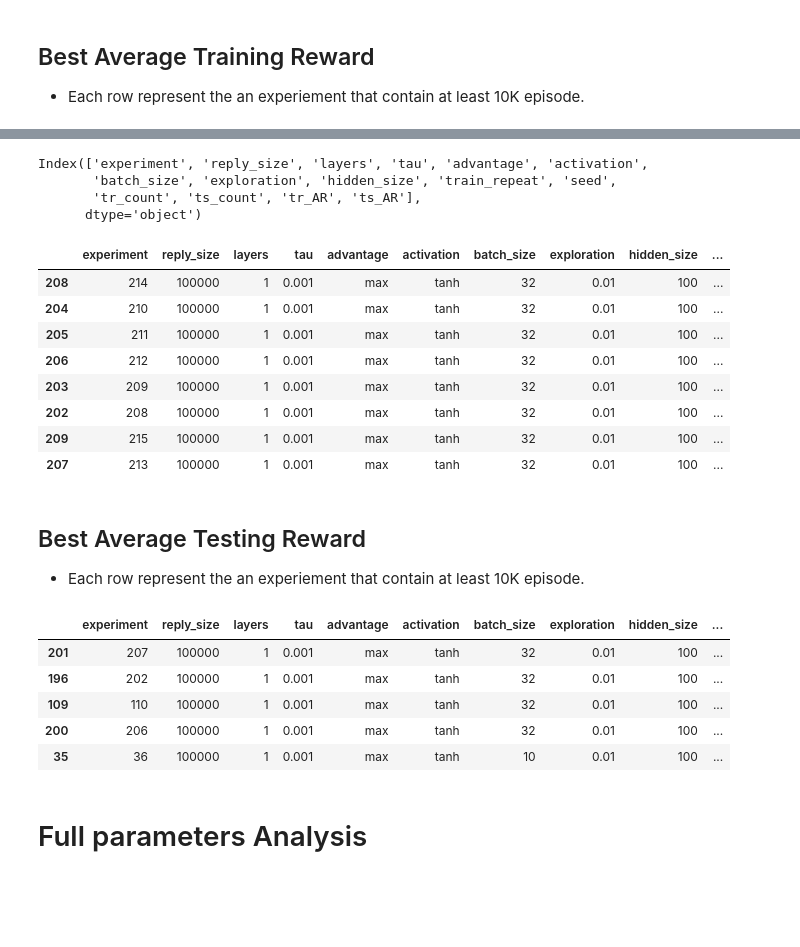
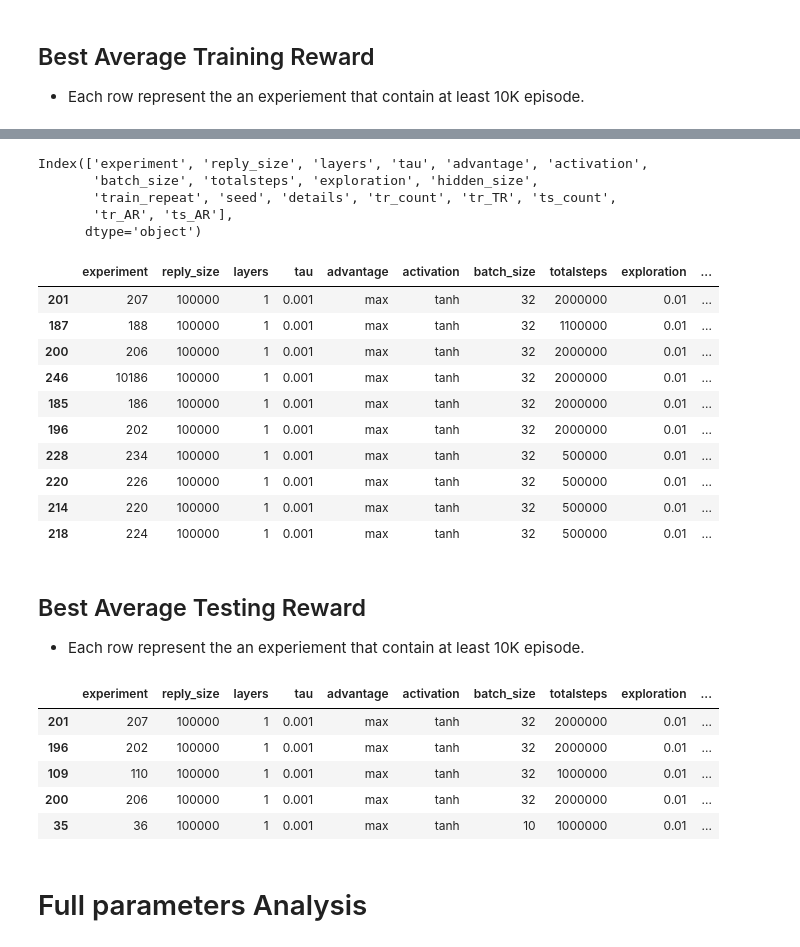
Before and after one commit to aqeel13932/APES_PT, a Jupyter notebook: output/Analysis.ipynb, the cells around one changed output, grey strips where cells are left out. Cells and saved outputs as stored; diff of their text form; code cells hidden in the pictures; blank space fills up the shorter version.

```diff
--- a/output/Analysis.ipynb
+++ b/output/Analysis.ipynb
@@ -17,8 +17,8 @@ experiements['tr_AR'] = experiements['tr_TR']/experiements['tr_count']
 experiements['tr_AS'] = experiements['tr_TS']/experiements['tr_count']
 experiements['ts_AR'] = experiements['ts_TR']/experiements['ts_count']
 experiements['ts_AS'] = experiements['ts_TS']/experiements['ts_count']
-experiements = experiements[experiements.experiment>207]
-experiements = experiements[experiements.experiment<1000]
+#experiements = experiements[experiements.experiment>215]
+#experiements = experiements[experiements.experiment<1000]
 #experiements = experiements.sort_values('ts_AR',ascending=False).head(10).reset_index(drop=True)
 # %%
 total_time=0
@@ -99,35 +117,38 @@ plt.show()
 # %%
-wantedcolumns = experiements.columns[[0,1,2,3,5,7,8,10,13,14,16,20,24,28,30]]
+wantedcolumns = experiements.columns[[0,1,2,3,5,7,8,9,10,13,14,16,19,20,21,24,28,30]]
 wantedcolumns
 # %% [output]
 Index(['experiment', 'reply_size', 'layers', 'tau', 'advantage', 'activation',
-       'batch_size', 'exploration', 'hidden_size', 'train_repeat', 'seed',
-       'tr_count', 'ts_count', 'tr_AR', 'ts_AR'],
+       'batch_size', 'totalsteps', 'exploration', 'hidden_size',
+       'train_repeat', 'seed', 'details', 'tr_count', 'tr_TR', 'ts_count',
+       'tr_AR', 'ts_AR'],
       dtype='object')
 # %%
-experiements.sort_values('tr_AR',ascending=False)[wantedcolumns].head(10)
+experiements.sort_values('tr_count',ascending=False)[wantedcolumns].head(10)
 # %% [output]
-|  | experiment | reply_size | layers | tau | advantage | activation | batch_size | exploration | hidden_size | ... |
-| 208 | 214 | 100000 | 1 | 0.001 | max | tanh | 32 | 0.01 | 100 | ... |
-| 204 | 210 | 100000 | 1 | 0.001 | max | tanh | 32 | 0.01 | 100 | ... |
-| 205 | 211 | 100000 | 1 | 0.001 | max | tanh | 32 | 0.01 | 100 | ... |
-| 206 | 212 | 100000 | 1 | 0.001 | max | tanh | 32 | 0.01 | 100 | ... |
-| 203 | 209 | 100000 | 1 | 0.001 | max | tanh | 32 | 0.01 | 100 | ... |
-| 202 | 208 | 100000 | 1 | 0.001 | max | tanh | 32 | 0.01 | 100 | ... |
-| 209 | 215 | 100000 | 1 | 0.001 | max | tanh | 32 | 0.01 | 100 | ... |
-| 207 | 213 | 100000 | 1 | 0.001 | max | tanh | 32 | 0.01 | 100 | ... |
+|  | experiment | reply_size | layers | tau | advantage | activation | batch_size | totalsteps | exploration | ... |
+| 201 | 207 | 100000 | 1 | 0.001 | max | tanh | 32 | 2000000 | 0.01 | ... |
+| 187 | 188 | 100000 | 1 | 0.001 | max | tanh | 32 | 1100000 | 0.01 | ... |
+| 200 | 206 | 100000 | 1 | 0.001 | max | tanh | 32 | 2000000 | 0.01 | ... |
+| 246 | 10186 | 100000 | 1 | 0.001 | max | tanh | 32 | 2000000 | 0.01 | ... |
+| 185 | 186 | 100000 | 1 | 0.001 | max | tanh | 32 | 2000000 | 0.01 | ... |
+| 196 | 202 | 100000 | 1 | 0.001 | max | tanh | 32 | 2000000 | 0.01 | ... |
+| 228 | 234 | 100000 | 1 | 0.001 | max | tanh | 32 | 500000 | 0.01 | ... |
+| 220 | 226 | 100000 | 1 | 0.001 | max | tanh | 32 | 500000 | 0.01 | ... |
+| 214 | 220 | 100000 | 1 | 0.001 | max | tanh | 32 | 500000 | 0.01 | ... |
+| 218 | 224 | 100000 | 1 | 0.001 | max | tanh | 32 | 500000 | 0.01 | ... |
 # %% [markdown]
 ## Best Average Testing Reward
 * Each row represent the an experiement that contain at least 10K episode.
 # %%
 experiements.sort_values('ts_AR',ascending=False)[wantedcolumns].head()
 # %% [output]
-|  | experiment | reply_size | layers | tau | advantage | activation | batch_size | exploration | hidden_size | ... |
-| 201 | 207 | 100000 | 1 | 0.001 | max | tanh | 32 | 0.01 | 100 | ... |
-| 196 | 202 | 100000 | 1 | 0.001 | max | tanh | 32 | 0.01 | 100 | ... |
-| 109 | 110 | 100000 | 1 | 0.001 | max | tanh | 32 | 0.01 | 100 | ... |
-| 200 | 206 | 100000 | 1 | 0.001 | max | tanh | 32 | 0.01 | 100 | ... |
-| 35 | 36 | 100000 | 1 | 0.001 | max | tanh | 10 | 0.01 | 100 | ... |
+|  | experiment | reply_size | layers | tau | advantage | activation | batch_size | totalsteps | exploration | ... |
+| 201 | 207 | 100000 | 1 | 0.001 | max | tanh | 32 | 2000000 | 0.01 | ... |
+| 196 | 202 | 100000 | 1 | 0.001 | max | tanh | 32 | 2000000 | 0.01 | ... |
+| 109 | 110 | 100000 | 1 | 0.001 | max | tanh | 32 | 1000000 | 0.01 | ... |
+| 200 | 206 | 100000 | 1 | 0.001 | max | tanh | 32 | 2000000 | 0.01 | ... |
+| 35 | 36 | 100000 | 1 | 0.001 | max | tanh | 10 | 1000000 | 0.01 | ... |
 # %% [markdown]
 # Full parameters Analysis
 # %%
```
Also changed, not shown: parts of 7 cells of this notebook, 2 other files.
